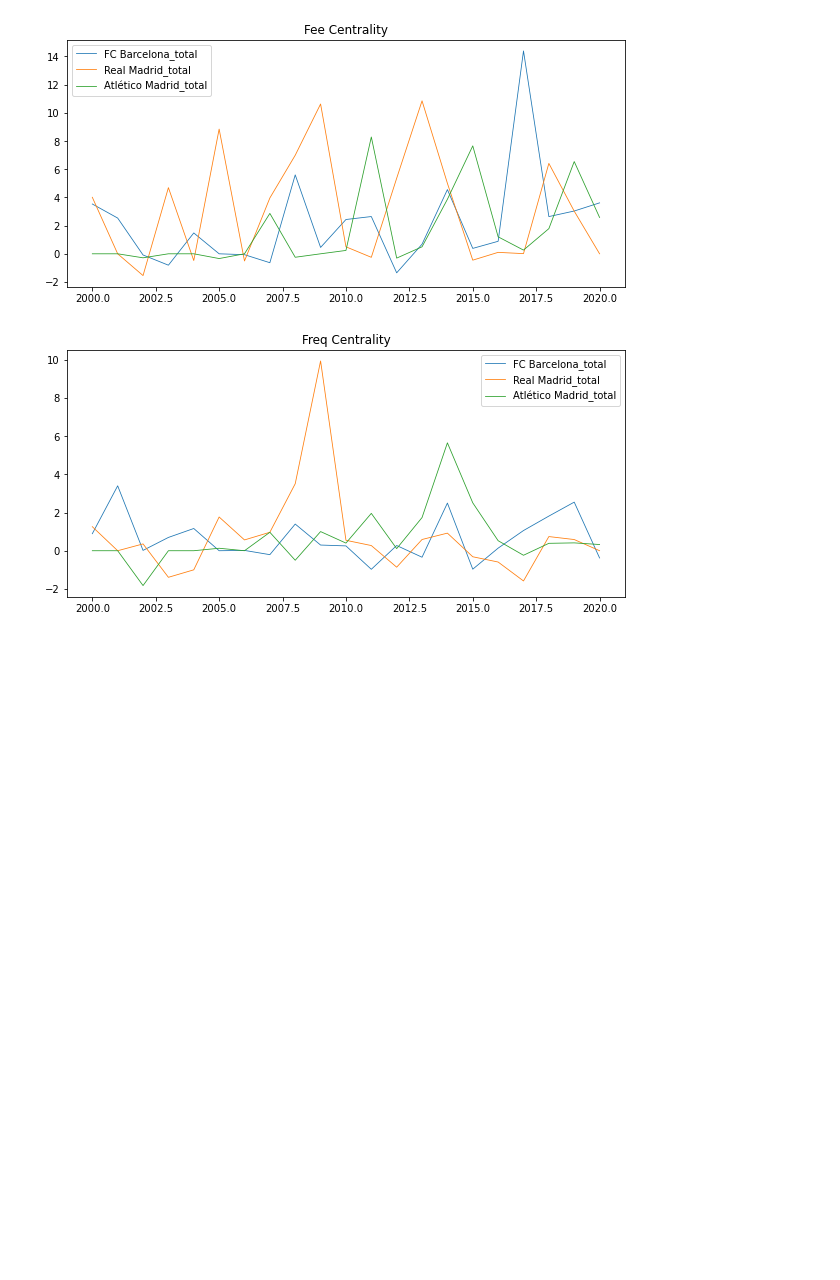
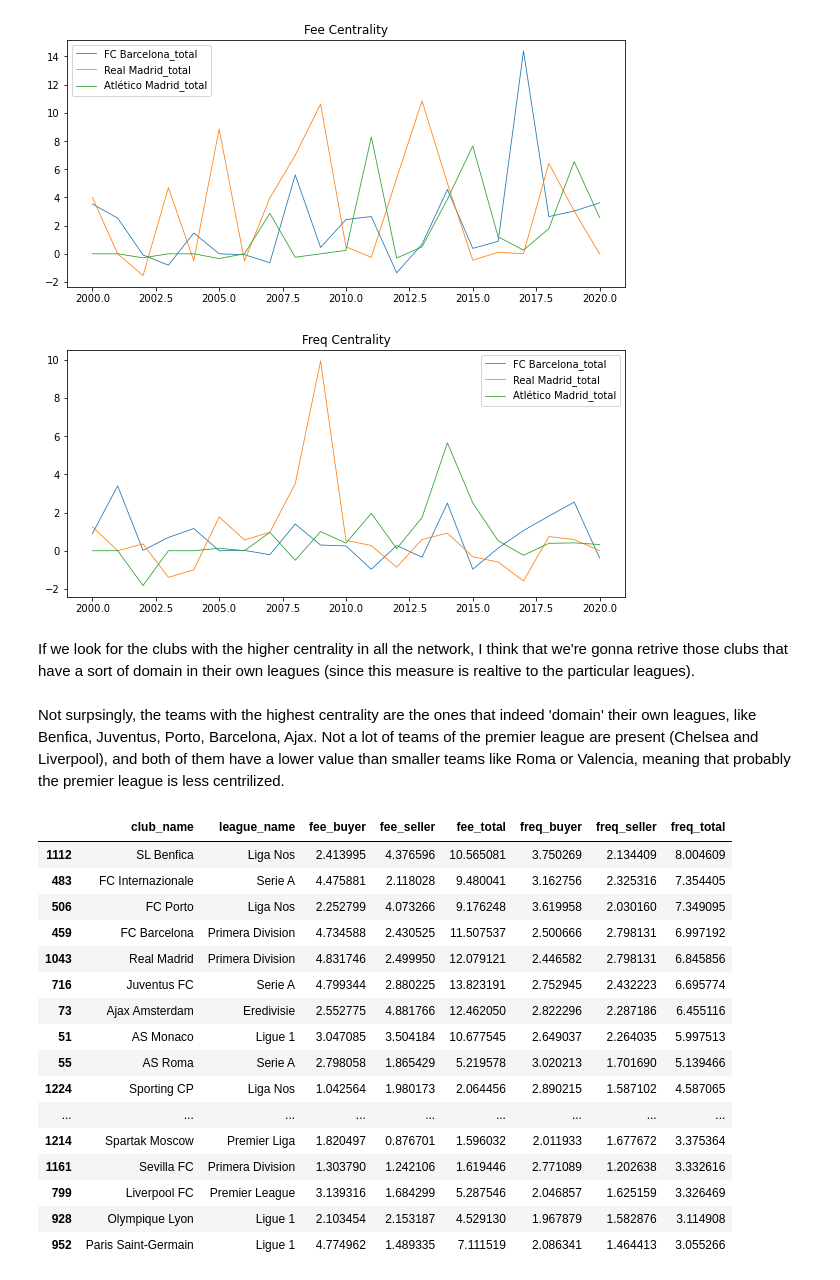
Before and after one commit to marcros/football-transfers, a Jupyter notebook: centrality.ipynb, the cells around one changed output. Cells and saved outputs as stored; diff of their text form; code cells hidden in the pictures; blank space fills up the shorter version.

Commit message:
show a list of the teams with highest centrality

```diff
--- a/centrality.ipynb
+++ b/centrality.ipynb
@@ -135,3 +136,51 @@ _ = get_centrality_years(['FC Barcelona', 'Real Madrid', 'Atlético Madrid'], 'P
 # %% [output]
 [figure]
 [figure]
+# %% [markdown]
+If we look for the clubs with the higher centrality in all the network, I think that we're gonna retrive those clubs that have a sort of domain in their own leagues (since this measure is realtive to the particular leagues).
+# %%
+g_fee = Graph.Load('nets/1992-2020/fee_net.net'.format(year))
+g_freq= Graph.Load('nets/1992-2020/freq_net.net'.format(year))
+
+d = {'fee_buyer':[], 'fee_seller':[], 'fee_total': [], 'freq_buyer':[], 'freq_seller':[], 'freq_total':[]}
+for idx, row in leagues.iterrows():
+
+    club   = row['club_name']
+    league = row['league_name']
+
+    league = get_league_teams(league)
+
+    z_fee  = get_centrality(g_fee, club, league)
+    z_freq = get_centrality(g_freq, club, league)
+
+    d['fee_buyer'].append(z_fee[0])
+    d['fee_seller'].append(z_fee[1])
+    d['fee_total'].append(z_fee[2])
+
+    d['freq_buyer'].append(z_freq[0])
+    d['freq_seller'].append(z_freq[1])
+    d['freq_total'].append(z_freq[2])
+# %% [markdown]
+Not surpsingly, the teams with the highest centrality are the ones that indeed 'domain' their own leagues, like Benfica, Juventus, Porto, Barcelona, Ajax. Not a lot of teams of the premier league are present (Chelsea and Liverpool), and both of them have a lower value than smaller teams like Roma or Valencia, meaning that probably the premier league is less centrilized.
+# %%
+centrality = leagues
+centrality = centrality.join(pd.DataFrame(d))
+centrality.sort_values(by='freq_total', ascending=False)[:20]
+# %% [output]
+|  | club_name | league_name | fee_buyer | fee_seller | fee_total | freq_buyer | freq_seller | freq_total |
+| 1112 | SL Benfica | Liga Nos | 2.413995 | 4.376596 | 10.565081 | 3.750269 | 2.134409 | 8.004609 |
+| 483 | FC Internazionale | Serie A | 4.475881 | 2.118028 | 9.480041 | 3.162756 | 2.325316 | 7.354405 |
+| 506 | FC Porto | Liga Nos | 2.252799 | 4.073266 | 9.176248 | 3.619958 | 2.030160 | 7.349095 |
+| 459 | FC Barcelona | Primera Division | 4.734588 | 2.430525 | 11.507537 | 2.500666 | 2.798131 | 6.997192 |
+| 1043 | Real Madrid | Primera Division | 4.831746 | 2.499950 | 12.079121 | 2.446582 | 2.798131 | 6.845856 |
+| 716 | Juventus FC | Serie A | 4.799344 | 2.880225 | 13.823191 | 2.752945 | 2.432223 | 6.695774 |
+| 73 | Ajax Amsterdam | Eredivisie | 2.552775 | 4.881766 | 12.462050 | 2.822296 | 2.287186 | 6.455116 |
+| 51 | AS Monaco | Ligue 1 | 3.047085 | 3.504184 | 10.677545 | 2.649037 | 2.264035 | 5.997513 |
+| 55 | AS Roma | Serie A | 2.798058 | 1.865429 | 5.219578 | 3.020213 | 1.701690 | 5.139466 |
+| 1224 | Sporting CP | Liga Nos | 1.042564 | 1.980173 | 2.064456 | 2.890215 | 1.587102 | 4.587065 |
+| ... | ... | ... | ... | ... | ... | ... | ... | ... |
+| 1214 | Spartak Moscow | Premier Liga | 1.820497 | 0.876701 | 1.596032 | 2.011933 | 1.677672 | 3.375364 |
+| 1161 | Sevilla FC | Primera Division | 1.303790 | 1.242106 | 1.619446 | 2.771089 | 1.202638 | 3.332616 |
+| 799 | Liverpool FC | Premier League | 3.139316 | 1.684299 | 5.287546 | 2.046857 | 1.625159 | 3.326469 |
+| 928 | Olympique Lyon | Ligue 1 | 2.103454 | 2.153187 | 4.529130 | 1.967879 | 1.582876 | 3.114908 |
+| 952 | Paris Saint-Germain | Ligue 1 | 4.774962 | 1.489335 | 7.111519 | 2.086341 | 1.464413 | 3.055266 |
```
Also changed, not shown: parts of 2 cells of this notebook.
